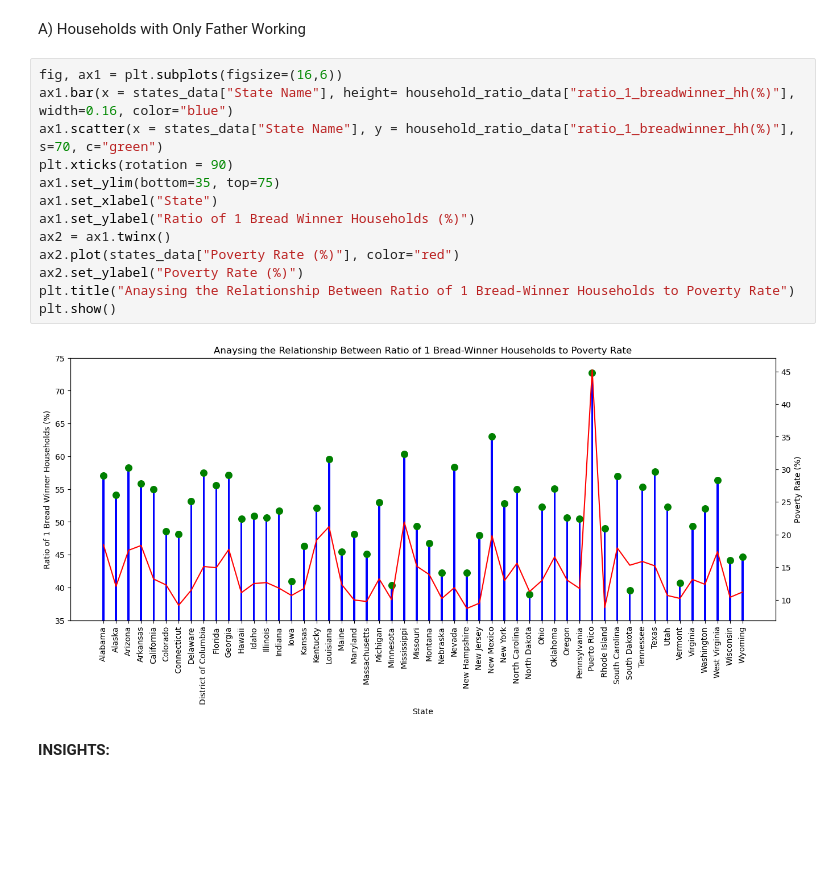
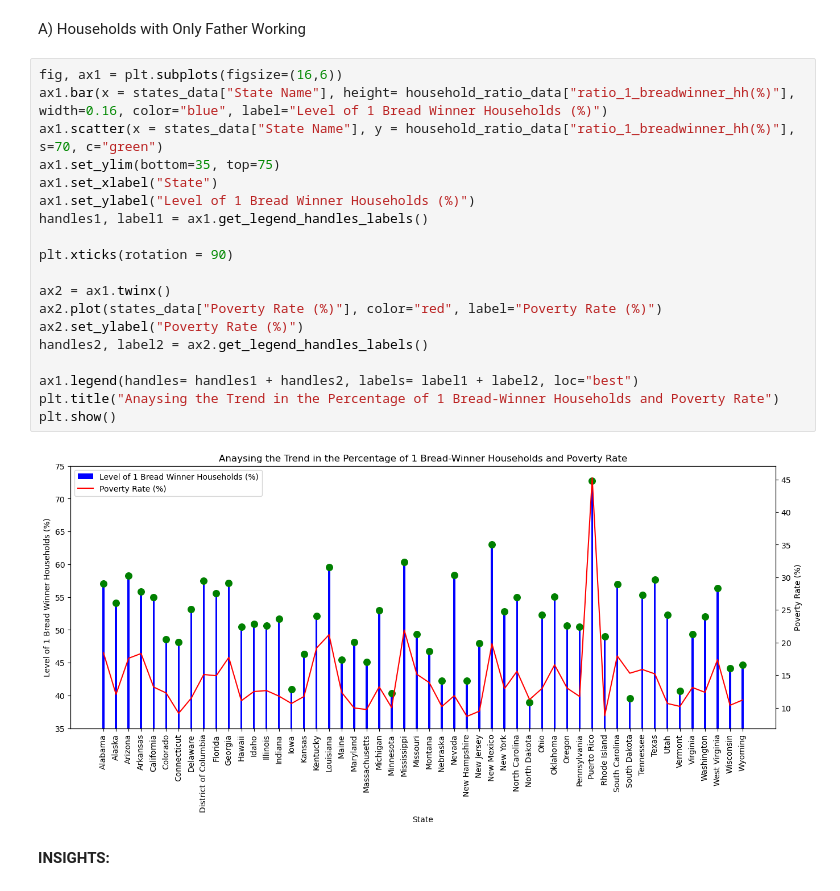
Before and after one commit to kaymighty86/us-poverty-rate-analysis, a Jupyter notebook: us_poverty_rate_analysis_notebook.ipynb, the cells around one changed output. Drawn from its saved outputs; the diff is of its cells as text; blank space fills up the shorter version.

```diff
--- a/us_poverty_rate_analysis_notebook.ipynb
+++ b/us_poverty_rate_analysis_notebook.ipynb
@@ -758,19 +760,25 @@ household_ratio_data.head()
 A) Households with Only Father Working
 # %%
 fig, ax1 = plt.subplots(figsize=(16,6))
-ax1.bar(x = states_data["State Name"], height= household_ratio_data["ratio_1_breadwinner_hh(%)"], width=0.16, color="blue")
+ax1.bar(x = states_data["State Name"], height= household_ratio_data["ratio_1_breadwinner_hh(%)"], width=0.16, color="blue", label="Level of 1 Bread Winner Households (%)")
 ax1.scatter(x = states_data["State Name"], y = household_ratio_data["ratio_1_breadwinner_hh(%)"], s=70, c="green")
-plt.xticks(rotation = 90)
 ax1.set_ylim(bottom=35, top=75)
 ax1.set_xlabel("State")
-ax1.set_ylabel("Ratio of 1 Bread Winner Households (%)")
+ax1.set_ylabel("Level of 1 Bread Winner Households (%)")
+handles1, label1 = ax1.get_legend_handles_labels()
+
+plt.xticks(rotation = 90)
+
 ax2 = ax1.twinx()
-ax2.plot(states_data["Poverty Rate (%)"], color="red")
+ax2.plot(states_data["Poverty Rate (%)"], color="red", label="Poverty Rate (%)")
 ax2.set_ylabel("Poverty Rate (%)")
-plt.title("Anaysing the Relationship Between Ratio of 1 Bread-Winner Households to Poverty Rate")
+handles2, label2 = ax2.get_legend_handles_labels()
+
+ax1.legend(handles= handles1 + handles2, labels= label1 + label2, loc="best")
+plt.title("Anaysing the Trend in the Percentage of 1 Bread-Winner Households and Poverty Rate")
 plt.show()
 # %% [output]
-[figure, old version]
+[figure, new version]
 # %% [markdown]
 **INSIGHTS:**
 # %% [markdown]
```
Also changed, not shown: parts of 2 cells of this notebook.
